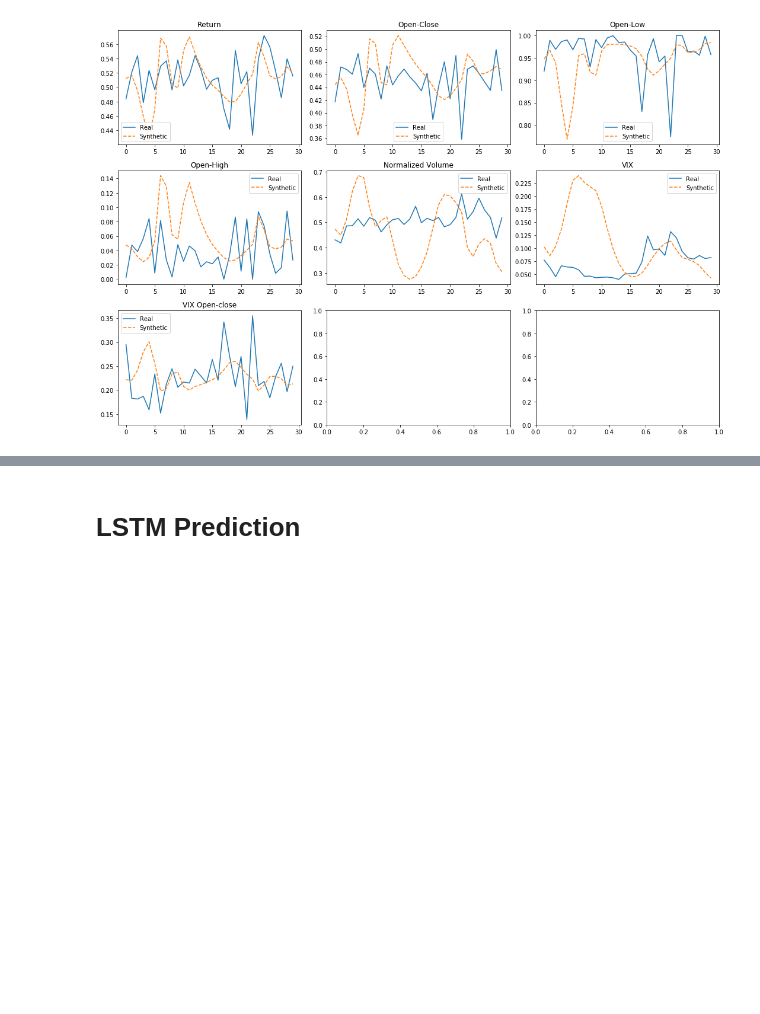
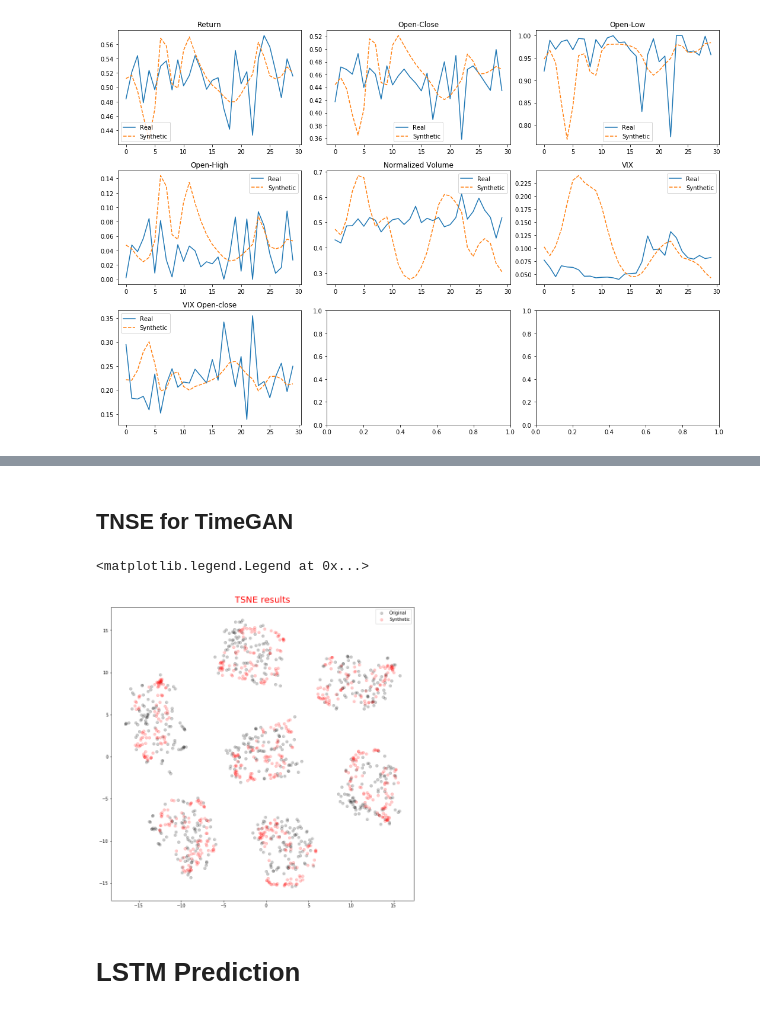
Before and after one commit to ofilion/financial-data-generation, a Jupyter notebook: Project.ipynb, the cells around one changed output, grey strips where cells are left out. Drawn from its saved outputs; the diff is of its cells as text; code cells hidden in the pictures; blank space fills up the shorter version.

```diff
--- a/Project.ipynb
+++ b/Project.ipynb
@@ -600,3 +642,30 @@ fig.tight_layout()
+# %% [markdown]
+## TNSE for TimeGAN
+# %%
+from sklearn.manifold import TSNE
+tsne = TSNE(n_components=n_components, n_iter=300)
+
+tsne_results = pd.DataFrame(tsne.fit_transform(data_reduced))
+
+fig = plt.figure(constrained_layout=True, figsize=(20, 10))
+spec = gridspec.GridSpec(ncols=2, nrows=1, figure=fig)
+
+ax2 = fig.add_subplot(spec[0,0])
+ax2.set_title('TSNE results',
+              fontsize=20,
+              color='red',
+              pad=10)
+
+# t-SNE scatter plot
+plt.scatter(tsne_results.iloc[:700, 0].values, tsne_results.iloc[:700, 1].values,
+            c='black', alpha=0.2, label='Original')
+plt.scatter(tsne_results.iloc[700:, 0], tsne_results.iloc[700:, 1],
+            c='red', alpha=0.2, label='Synthetic')
+
+ax2.legend()
+# %% [output]
+<matplotlib.legend.Legend at 0x...>
+[figure, added]
 # %% [markdown]
 # LSTM Prediction
 # %% [markdown]
```
Also changed, not shown: parts of 3 cells of this notebook.
